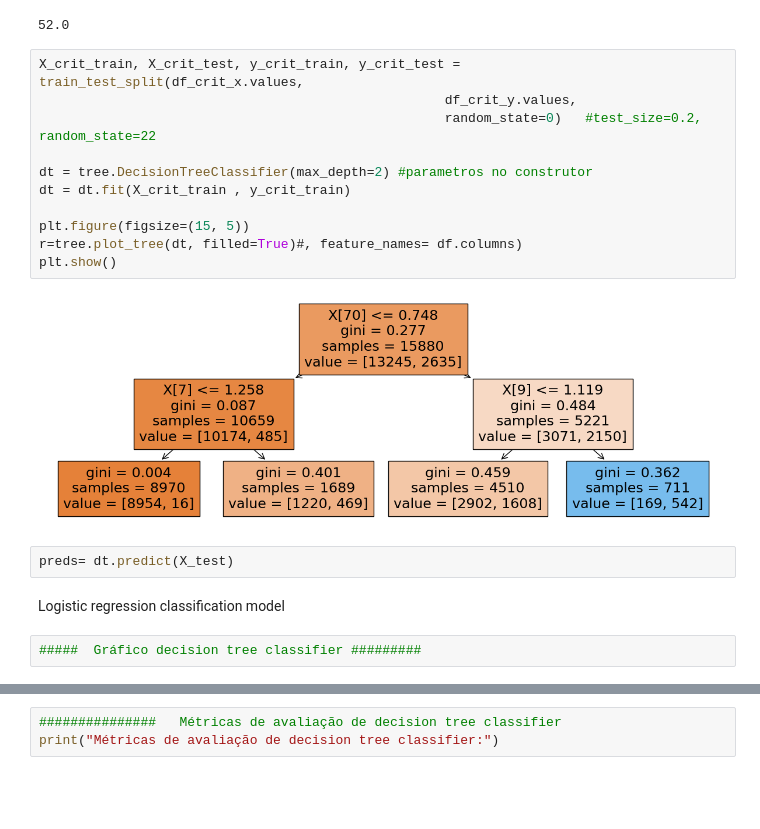
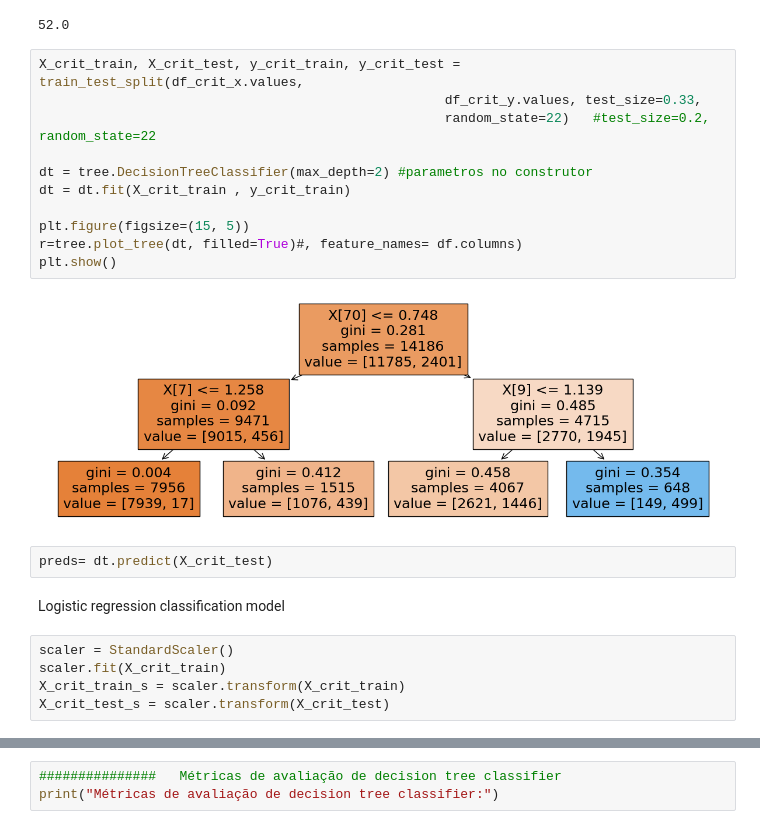
Before and after one commit to rubentorres-developer/ML-FirstHomeAssignment, a Jupyter notebook: Assignment1.ipynb, the cells around one changed output, grey strips where cells are left out. Saved outputs shown, nothing was run; the diff lists cells and outputs as text; blank space fills up the shorter version.

```diff
--- a/Assignment1.ipynb
+++ b/Assignment1.ipynb
@@ -200,20 +250,23 @@ df_crit_y = df_critical["critical_temp"]
 52.0
 # %%
 X_crit_train, X_crit_test, y_crit_train, y_crit_test = train_test_split(df_crit_x.values,
-                                                    df_crit_y.values,
-                                                    random_state=0)   #test_size=0.2, random_state=22
+                                                    df_crit_y.values, test_size=0.33,
+                                                    random_state=22)   #test_size=0.2, random_state=22
 
 dt = tree.DecisionTreeClassifier(max_depth=2) #parametros no construtor
 dt = dt.fit(X_crit_train , y_crit_train)
 
 plt.figure(figsize=(15, 5))
 r=tree.plot_tree(dt, filled=True)#, feature_names= df.columns)
 plt.show()
 # %% [output]
-[figure, old version]
+[figure, new version]
 # %%
-preds= dt.predict(X_test)
+preds= dt.predict(X_crit_test)
-# %% [markdown]
-Logistic regression classification model
-# %%
-#####  Gráfico decision tree classifier #########
+# %% [markdown]
+Logistic regression classification model
+# %%
+scaler = StandardScaler()
+scaler.fit(X_crit_train)
+X_crit_train_s = scaler.transform(X_crit_train)
+X_crit_test_s = scaler.transform(X_crit_test)
```
Also changed, not shown: parts of 26 cells of this notebook.
